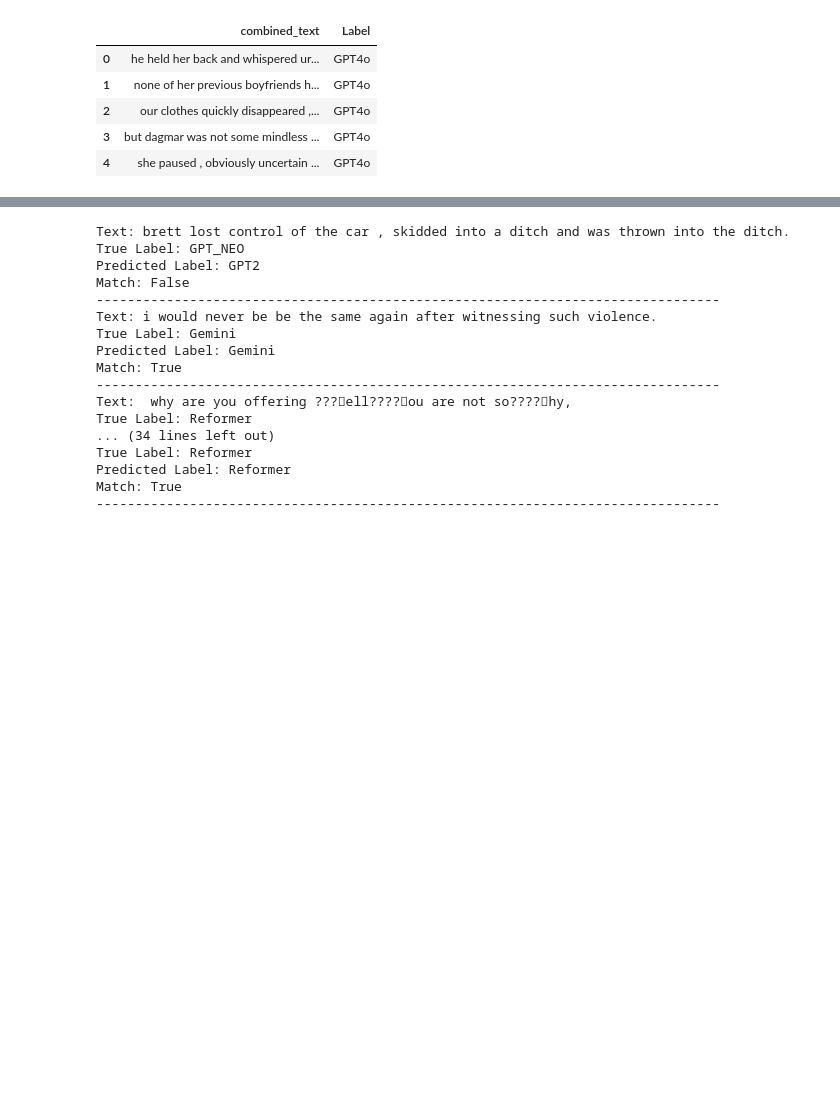
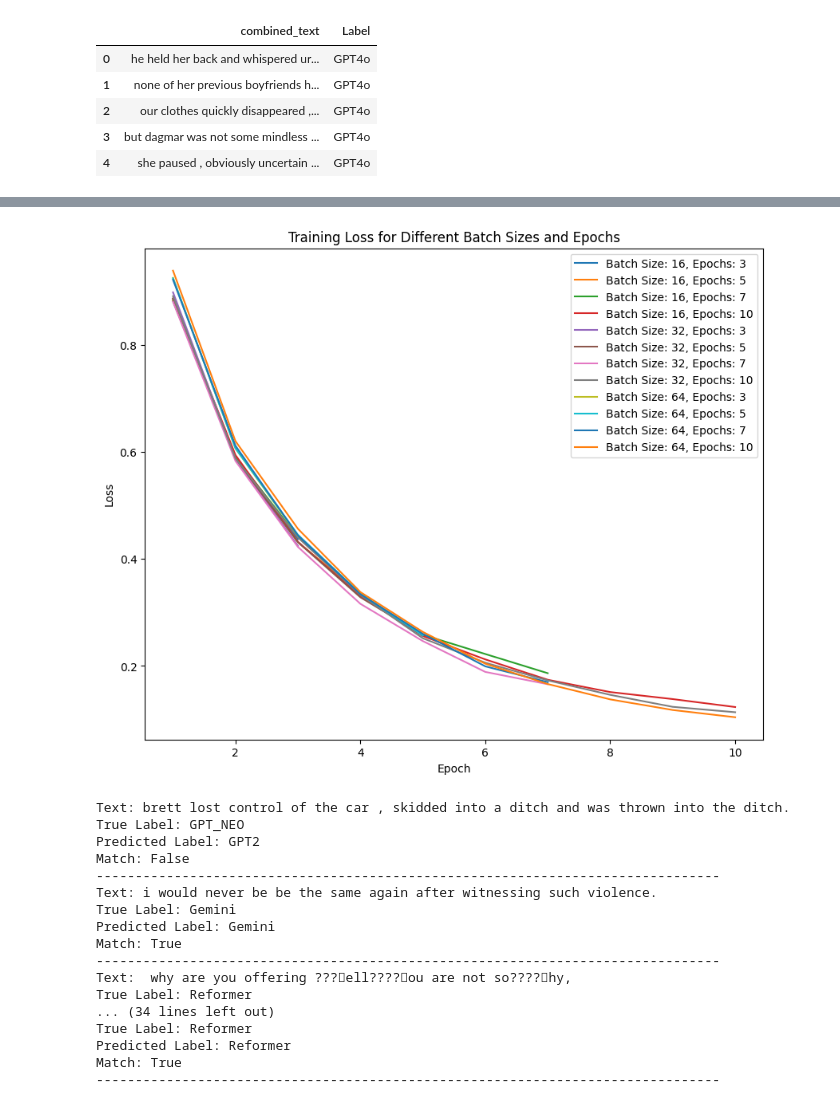
Before and after one commit to a-shah1200/MidTerm-Project, a Jupyter notebook: DistilBert_Classification/Classifier.ipynb, the cells around one changed output, grey strips where cells are left out. Saved outputs shown, nothing was run; the diff lists cells and outputs as text; code cells hidden in the pictures; blank space fills up the shorter version.

Commit message:
Distilbert Epochs and Batchs Evaluation

```diff
--- a/DistilBert_Classification/Classifier.ipynb
+++ b/DistilBert_Classification/Classifier.ipynb
@@ -28,0 +45,5 @@ Saving LLM_dataset.csv to LLM_dataset.csv
+# %%
+import pandas as pd
+data_path = '../datasets/LLM_dataset.csv'
+df = pd.read_csv(data_path)
+df.head()
@@ -76,8 +111,10 @@ class TextDataset(Dataset):
         return len(self.labels)
 
 # Convert labels to tensors
-y_train = y_train.astype('category').cat.codes.tolist()  # Convert labels to integers
-y_test = y_test.astype('category').cat.codes.tolist()
+# y_train = y_train.astype('category').cat.codes.tolist()  # Convert labels to integers
+# y_test = y_test.astype('category').cat.codes.tolist()
+y_train = pd.Series(y_train).astype('category').cat.codes.tolist()
+y_test = pd.Series(y_test).astype('category').cat.codes.tolist()
 
 # Create PyTorch datasets
 train_dataset = TextDataset(train_encodings, y_train)
@@ -155,0 +230,71 @@ weighted avg       0.67      0.66      0.66      5000
+# %%
+# %%
+from tqdm import tqdm
+import matplotlib.pyplot as plt
+
+# Define the epochs and batch sizes to evaluate
+epochs_list = [3, 5, 7, 10]
+batch_sizes = [16, 32, 64]
+
+# Dictionary to store the loss history for each configuration
+loss_history = {}
+
+# Training and evaluation with different epochs and batch sizes
+for batch_size in batch_sizes:
+    for num_epochs in epochs_list:
+        # Create DataLoader objects with the current batch size
+        train_loader = DataLoader(train_dataset, batch_size=batch_size, shuffle=True)
+        test_loader = DataLoader(test_dataset, batch_size=batch_size, shuffle=False)
+
+        # Reload the pre-trained DistilBERT model for each configuration
+        model = DistilBertForSequenceClassification.from_pretrained('distilbert-base-uncased', num_labels=5)
+        optimizer = AdamW(model.parameters(), lr=5e-5)
+
+        # Move model to GPU if available
+        model.to(device)
+
+        # Store loss history for the current configuration
+        current_loss_history = []
+
+        # Training loop
+        model.train()
+        for epoch in range(num_epochs):
+            loop = tqdm(train_loader, leave=True)
+            epoch_loss = 0
+            for batch in loop:
+                # Move batch data to the same device as the model
+                batch = {k: v.to(device) for k, v in batch.items()}
+
+                # Forward pass
+                outputs = model(**batch)
+                loss = outputs.loss
+
+                # Backward pass
+                optimizer.zero_grad()
+                loss.backward()
+                optimizer.step()
+
+                # Update progress bar and accumulate loss
+                loop.set_description(f'Epoch {epoch+1}/{num_epochs}')
+                loop.set_postfix(loss=loss.item())
+                epoch_loss += loss.item()
+
+            # Record the average loss for this epoch
+            avg_loss = epoch_loss / len(train_loader)
+            current_loss_history.append(avg_loss)
+
+        # Store the loss history for this batch size and number of epochs
+        loss_history[(batch_size, num_epochs)] = current_loss_history
+
+# Visualization of loss curves for each batch size and epoch setting
+plt.figure(figsize=(10, 8))
+for (batch_size, num_epochs), loss_values in loss_history.items():
+    plt.plot(range(1, len(loss_values) + 1), loss_values, label=f'Batch Size: {batch_size}, Epochs: {num_epochs}')
+
+# Plot formatting
+plt.xlabel('Epoch')
+plt.ylabel('Loss')
+plt.title('Training Loss for Different Batch Sizes and Epochs')
+plt.legend(loc='upper right')
+plt.show()
+# %% [output]
@@ -156,3 +318,4 @@ weighted avg       0.67      0.66      0.66      5000
+[figure, added]
 # %%
 import random
 
```
Also changed, not shown: parts of 22 cells of this notebook.
